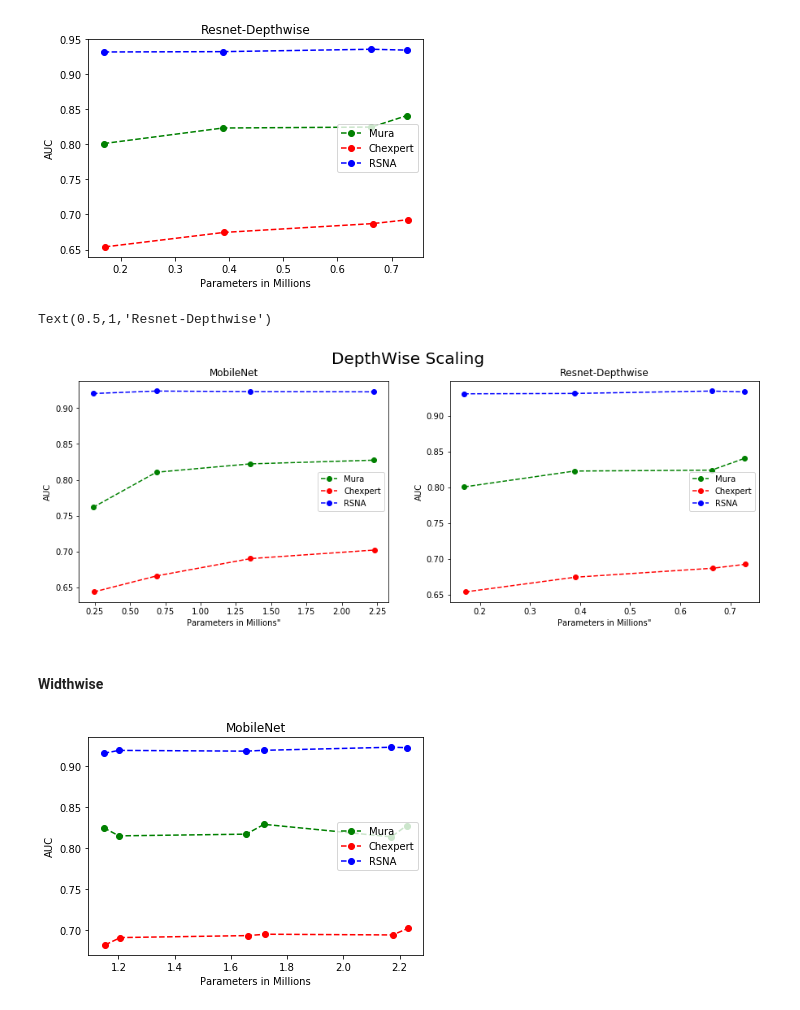
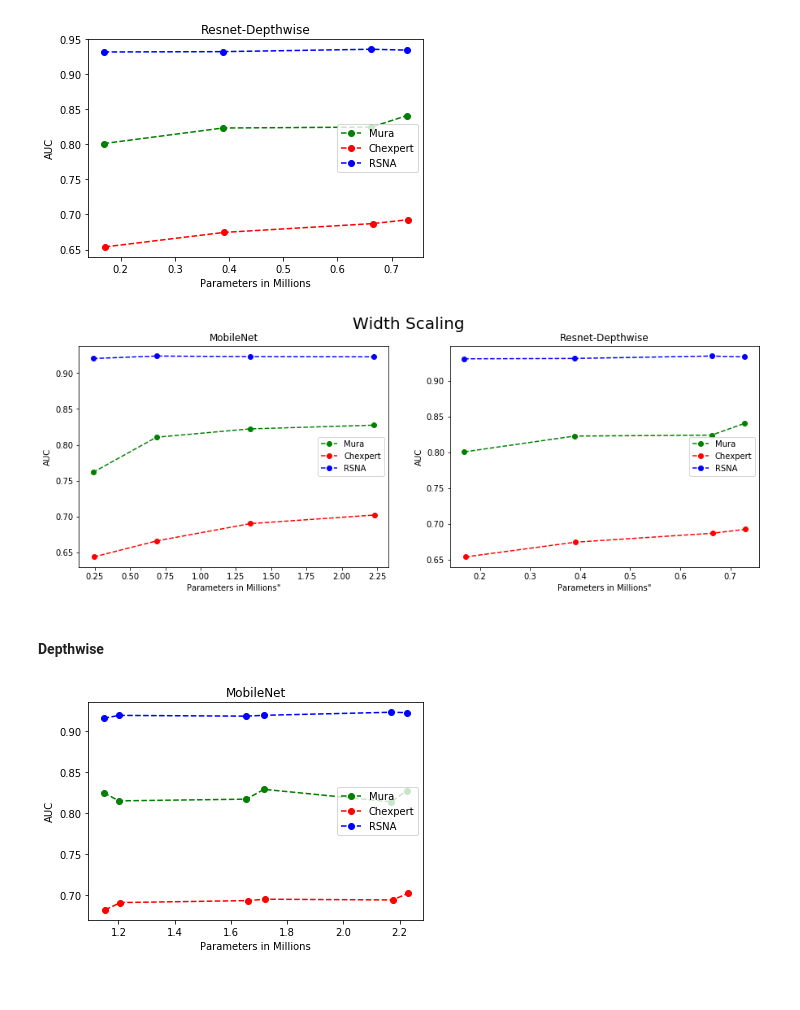
Before and after one commit to RojaImmanni/Medical_Images, a Jupyter notebook: Results.ipynb, the cells around one changed output. Drawn from its saved outputs; the diff is of its cells as text; code cells hidden in the pictures.

```diff
--- a/Results.ipynb
+++ b/Results.ipynb
@@ -214,26 +237,27 @@ plt.show()
 [figure]
 # %%
 fig, (ax1, ax2) = plt.subplots(1, 2, figsize=(15, 5))
-fig.suptitle('DepthWise Scaling', fontsize=20)
+fig.suptitle('Width Scaling', fontsize=20)
 
 ax1.plot(mura_df_m['params']/1e6, mura_df_m['score'], 'go--')
 ax1.plot(chexpert_df_m['params']/1e6, chexpert_df_m['score'], 'ro--')
 ax1.plot(rsna_df_m['params']/1e6, rsna_df_m['score'], 'bo--')
 ax1.legend(['Mura', 'Chexpert', 'RSNA'], loc='center right')
 ax1.set(xlabel='Parameters in Millions"', ylabel='AUC')
 ax1.set_title("MobileNet")
 
 ax2.plot(mura_df_r['params']/1e6, mura_df_r['score'], 'go--')
 ax2.plot(chexpert_df_r['params']/1e6, chexpert_df_r['score'], 'ro--')
 ax2.plot(rsna_df_r['params']/1e6, rsna_df_r['score'], 'bo--')
 ax2.legend(['Mura', 'Chexpert', 'RSNA'], loc='center right')
 ax2.set(xlabel='Parameters in Millions"', ylabel='AUC')
 ax2.set_title("Resnet-Depthwise")
+
+plt.savefig("Width_Scaling.jpg", dpi=200)
 # %% [output]
-Text(0.5,1,'Resnet-Depthwise')
-[figure, old version]
+[figure, new version]
 # %% [markdown]
-#### Widthwise
+#### Depthwise
 # %%
 merged = pd.read_csv("bootstrap/merged.csv")
 means = merged.groupby(['model', 'width_x', 'depth_x', 'dataset', 'params'])['score'].mean().reset_index()
```
Also changed, not shown: parts of 16 cells of this notebook, 15 other files.
